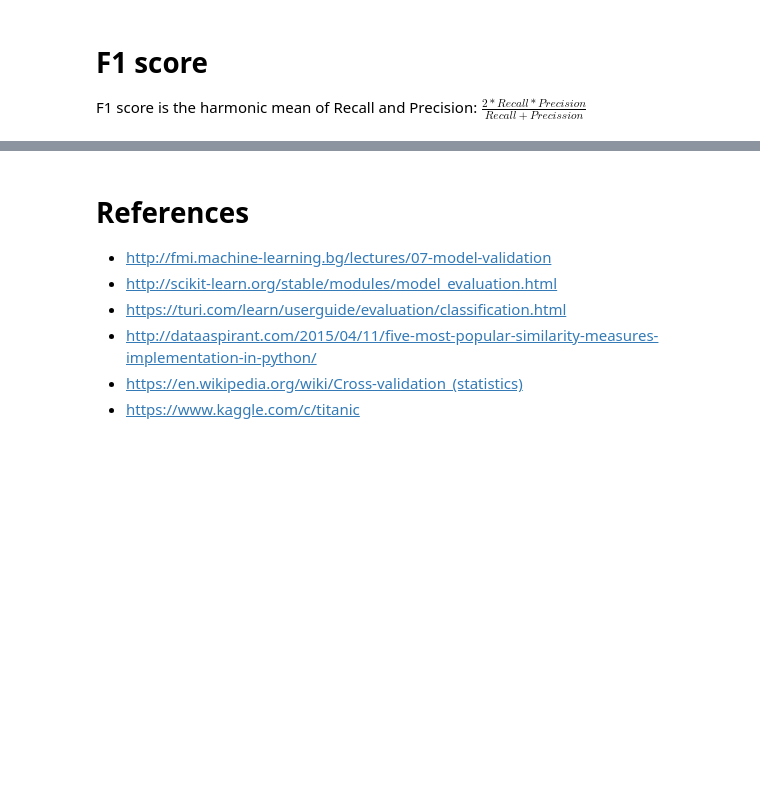
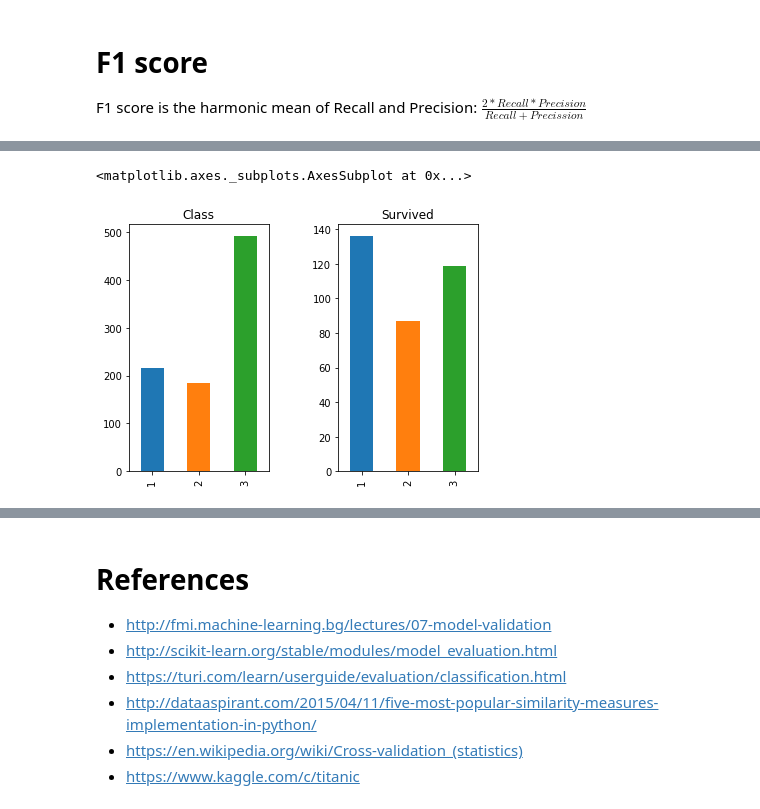
Before and after one commit to radpet/stuff, a Jupyter notebook: SirmaTechLab/METRICS_AND_TITANIC/Metrics_Titanic.ipynb, the cells around one changed output, grey strips where cells are left out. Cells and saved outputs as stored; diff of their text form; code cells hidden in the pictures; blank space fills up the shorter version.

Commit message:
add graphs and fill missing values

```diff
--- a/SirmaTechLab/METRICS_AND_TITANIC/Metrics_Titanic.ipynb
+++ b/SirmaTechLab/METRICS_AND_TITANIC/Metrics_Titanic.ipynb
@@ -110,3 +110,10 @@ F1 score is the harmonic mean of Recall and Precision: $\frac{2*Recall*Precision
 # Titanic: Machine Learning from Disaster
 
 ![](hqdefault.jpg)
+# %%
+import pandas as pd
+
+test = pd.read_csv('https://raw.githubusercontent.com/radpet/fmi-ml/master/titanic/test.csv', index_col='PassengerId')
+train = pd.read_csv('https://raw.githubusercontent.com/radpet/fmi-ml/master/titanic/train.csv', index_col='PassengerId')
+
+train.head()
@@ -112,0 +128,11 @@ F1 score is the harmonic mean of Recall and Precision: $\frac{2*Recall*Precision
+# %%
+import matplotlib.pyplot as plt
+fig = plt.figure(figsize=(10,10))
+fig.subplots_adjust(wspace=0.5)
+fig.add_subplot(2, 3, 1)
+train['Pclass'].value_counts(sort=False).plot(kind="bar", title="Class")
+fig.add_subplot(2, 3, 2)
+train[ train['Survived'] == 1]['Pclass'].value_counts(sort=False).sort_index().plot(kind='bar', title='Survived')
+# %% [output]
+<matplotlib.axes._subplots.AxesSubplot at 0x...>
+[figure, added]
```
Also changed, not shown: parts of 8 cells of this notebook.
